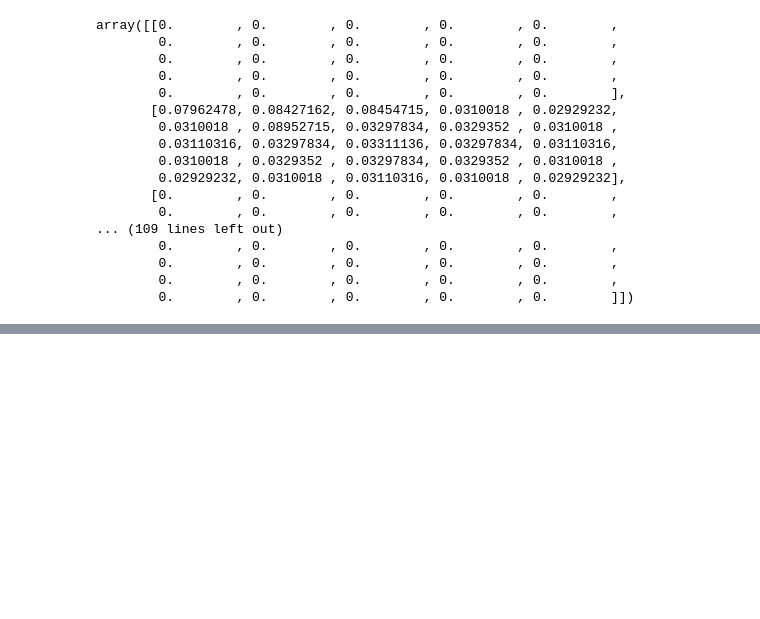
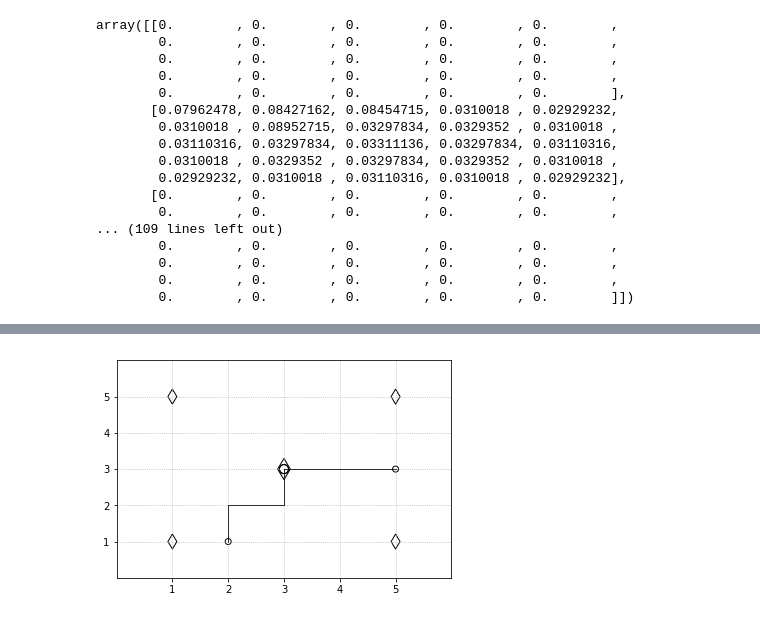
Before and after one commit to asfandyar1/staghunt, a Jupyter notebook: ground_truth.ipynb, the cells around one changed output, grey strips where cells are left out. Drawn from its saved outputs; the diff is of its cells as text; code cells hidden in the pictures; blank space fills up the shorter version.

```diff
--- a/ground_truth.ipynb
+++ b/ground_truth.ipynb
@@ -188,0 +286,6 @@ test.compute_probabilities()
+# %%
+test.build_ground_model()
+test.infer()
+test.compute_probabilities()
+caca = np.exp(test.bp.pair_beliefs[('x11','x21')])
+round_by_tol(caca, 10e-4)
@@ -188,0 +330,19 @@ test.compute_probabilities()
+# %%
+test = StagHuntMRF()
+#test.new_game_sample(size=(5,5), num_agents=4)
+test.lmb = 0.1
+test.r_h = -5
+test.r_s = -10
+test.horizon = 5
+test.build_model()
+# %%
+for i in range(test.horizon-1):
+    test.infer()
+    test.compute_probabilities()
+    test.move_next()
+    test.update_model()
+
+for agent in [1,2]:
+    caca=\
+    [test.get_pos(np.argmax(test.mrf.unary_potentials['x' + str(i) + str(agent)])) for i in range(1,test.horizon+1)]
+    print(caca)
@@ -188,0 +420,20 @@ test.compute_probabilities()
+# %%
+for i in range(slow.horizon-1):
+    slow.infer(inference_type='slow')
+    slow.compute_probabilities()
+    slow.move_next()
+    slow.update_model()
+
+for agent in range(1, len(slow.aPos) + 1):
+    trajectory = []
+    for i in range(1, slow.horizon+1):
+        trajectory.append(slow.get_pos(np.argmax(slow.mrf.unary_potentials['x' + str(i) + str(agent)])))
+    if trajectory[-1] in slow.hPos:
+        sth = 'hare'
+    elif trajectory[-1] in slow.sPos:
+        sth = 'stag'
+    else:
+        sth = 'nothing'
+    print(trajectory, sth)
+slow.display()
+# %% [output]
@@ -188,0 +445 @@ test.compute_probabilities()
+[figure, added]
```
Also changed, not shown: parts of 64 cells of this notebook, 4 other files.
